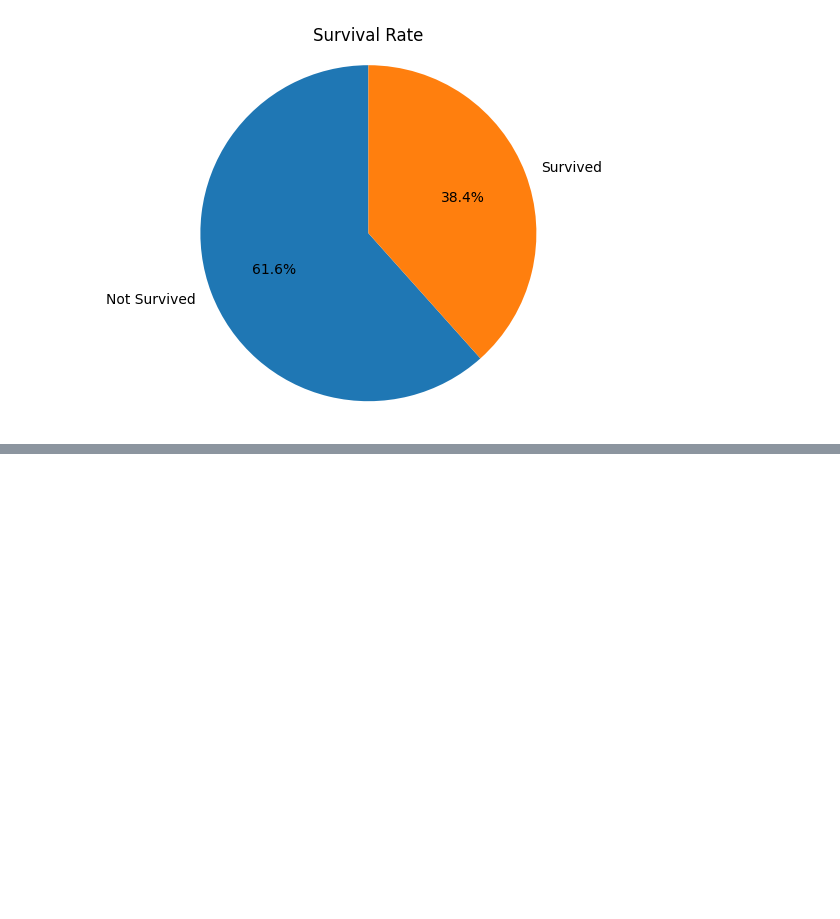
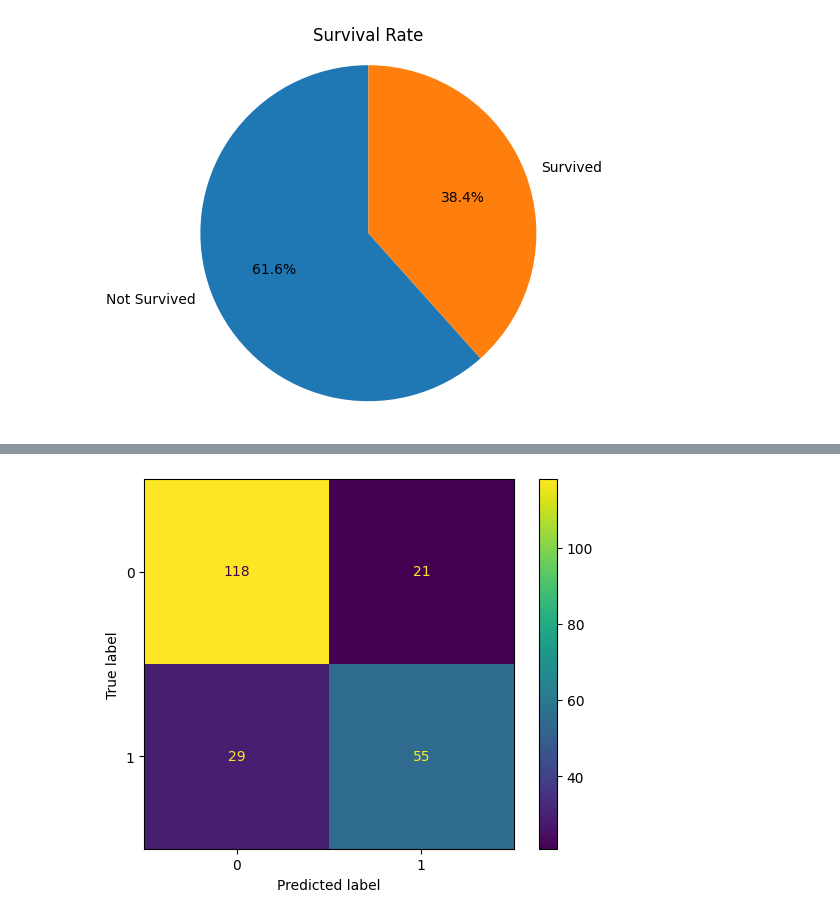
Before and after one commit to Tejasvast44/CodSoft, a Jupyter notebook: Titanic_survival_prediction_model.ipynb, the cells around one changed output, grey strips where cells are left out. Saved outputs shown, nothing was run; the diff lists cells and outputs as text; code cells hidden in the pictures; blank space fills up the shorter version.

```diff
--- a/Titanic_survival_prediction_model.ipynb
+++ b/Titanic_survival_prediction_model.ipynb
@@ -145,0 +156,6 @@ plt.show()
+# %%
+x_train, x_test, y_train, y_test=train_test_split(x,y,random_state=0,test_size=0.25)
+# %%
+dt=DecisionTreeClassifier(random_state=0)
+# %%
+dt.fit(x_train,y_train)
@@ -145,0 +164,3 @@ plt.show()
+# %%
+y_pred= dt.predict(x_test)
+y_pred
@@ -145,0 +179,4 @@ plt.show()
+# %%
+ConfusionMatrixDisplay.from_predictions(y_test,y_pred);
+# %% [output]
+[figure, added]
```
Also changed, not shown: parts of 5 cells of this notebook.
